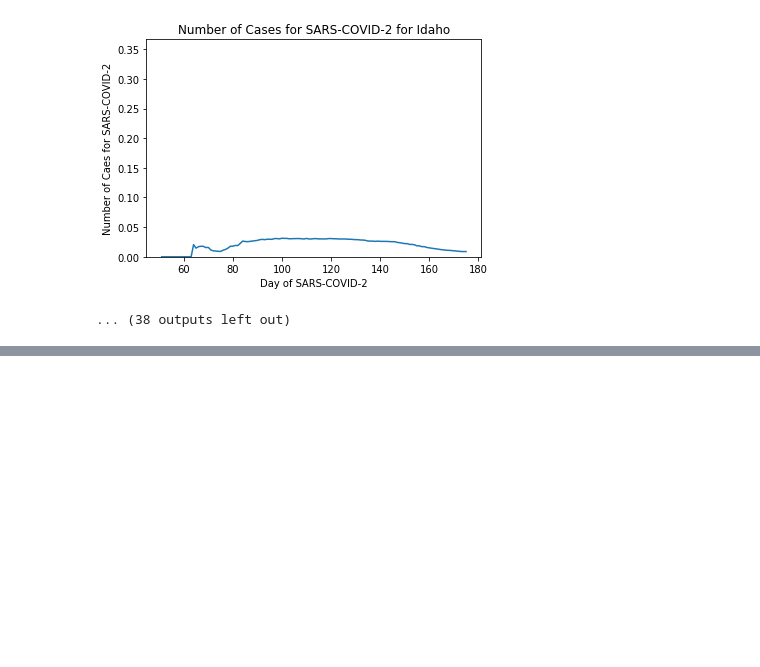
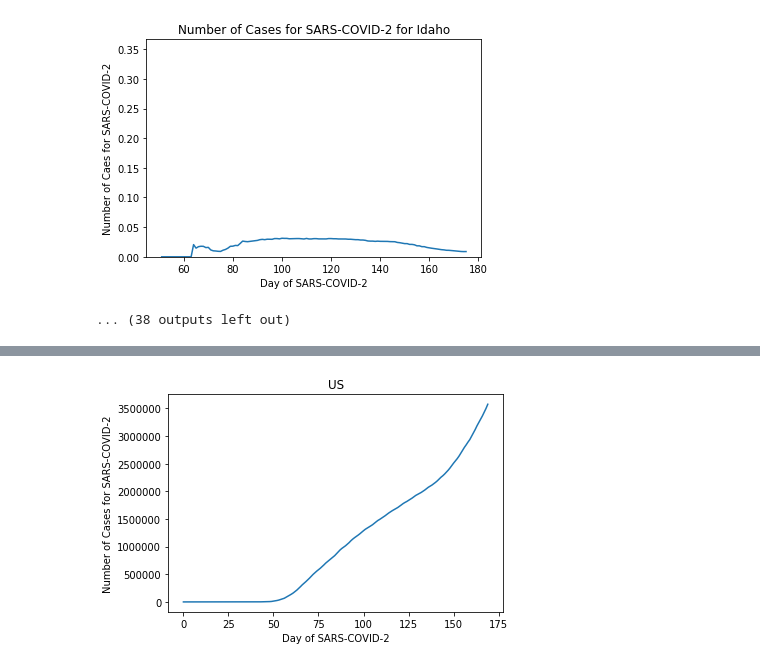
Before and after one commit to kleiaLaRoe/projects, a Jupyter notebook: python/patternRecognition/COVID19/COVID19Data.ipynb, the cells around one changed output, grey strips where cells are left out. Drawn from its saved outputs; the diff is of its cells as text; code cells hidden in the pictures; blank space fills up the shorter version.

```diff
--- a/python/patternRecognition/COVID19/COVID19Data.ipynb
+++ b/python/patternRecognition/COVID19/COVID19Data.ipynb
@@ -205,11 +223,11 @@ def plotNumberOfCasesByCountry(country=None, byPopDensity=False):
     if byPopDensity:
         return
     else:
-        if country=None:
-
+        if country==None:
+            return
         else:
-            data=np.array(np.sum(dataWHO[dataWHO.Country/Region==country].T[11:], axis=1))
-            plt.title(state)
+            data=np.array(np.sum(dataGlobalCases[dataGlobalCases['Country/Region']==country].T[11:], axis=1))
+            plt.title(country)
             plt.ylabel('Number of Cases for SARS-COVID-2')
             plt.xlabel('Day of SARS-COVID-2')
             plt.plot(data)
@@ -284,0 +318,4 @@ dataWHO[dataWHO['Country/Region']=='United States of America']
+# %%
+plotNumberOfCasesByCountry('US')
+# %% [output]
+[figure, added]
```
Also changed, not shown: parts of 13 cells of this notebook.
